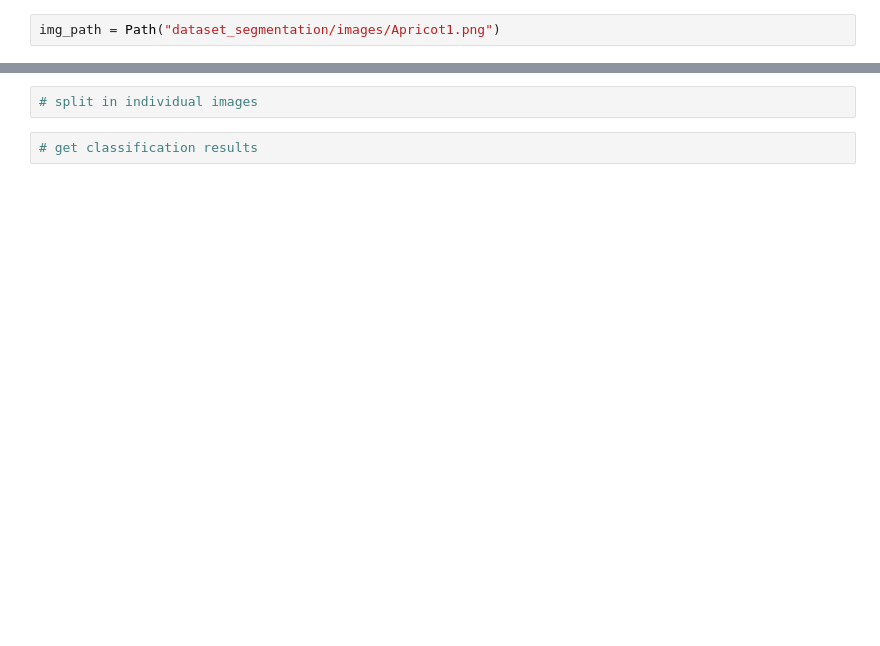
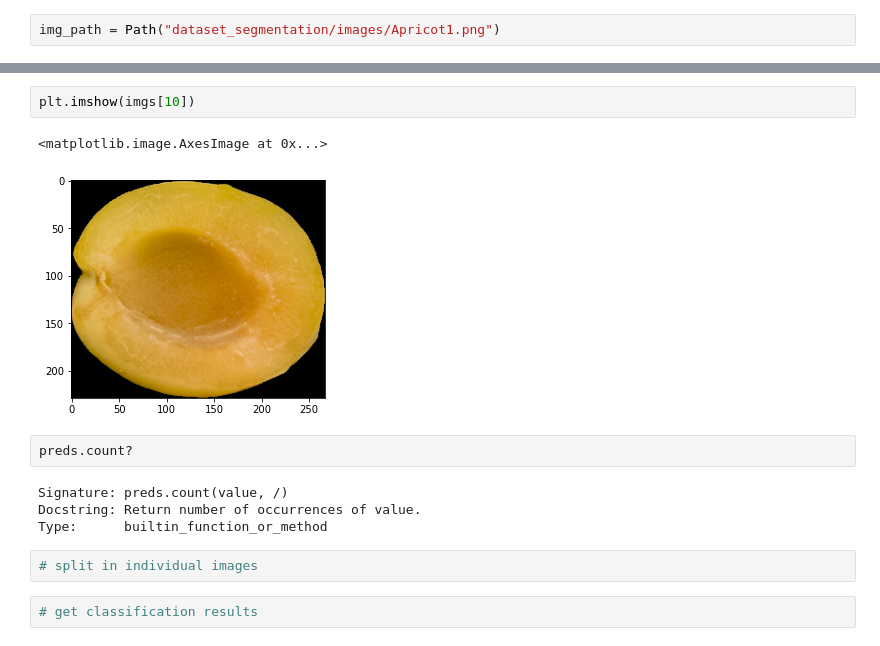
Before and after one commit to mone27/fruit-detection, a Jupyter notebook: Inference.ipynb, the cells around one changed output, grey strips where cells are left out. Drawn from its saved outputs; the diff is of its cells as text; blank space fills up the shorter version.

```diff
--- a/Inference.ipynb
+++ b/Inference.ipynb
@@ -56,3 +88,14 @@ learn_class = load_learner("dataset_classification", "Classification_resnet18_13
+# %%
+plt.imshow(imgs[10])
+# %% [output]
+<matplotlib.image.AxesImage at 0x...>
+[figure, added]
+# %%
+preds.count?
+# %% [output]
+Signature: preds.count(value, /)
+Docstring: Return number of occurrences of value.
+Type:      builtin_function_or_method
 # %%
 # split in individual images
 # %%
```
Also changed, not shown: parts of 29 cells of this notebook, 6 other files.
